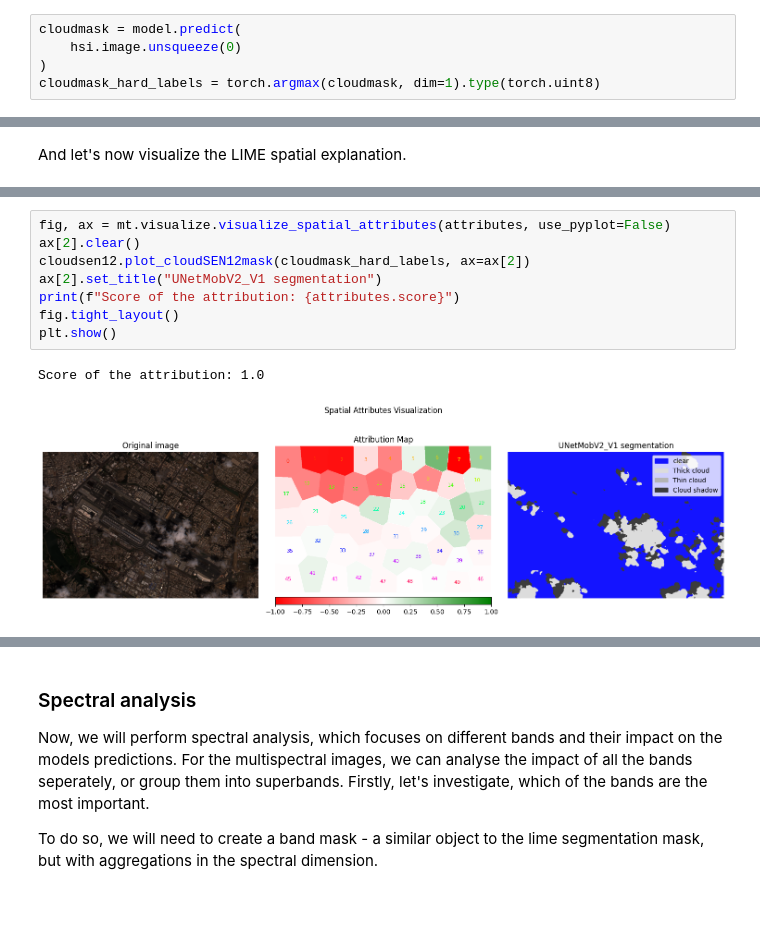
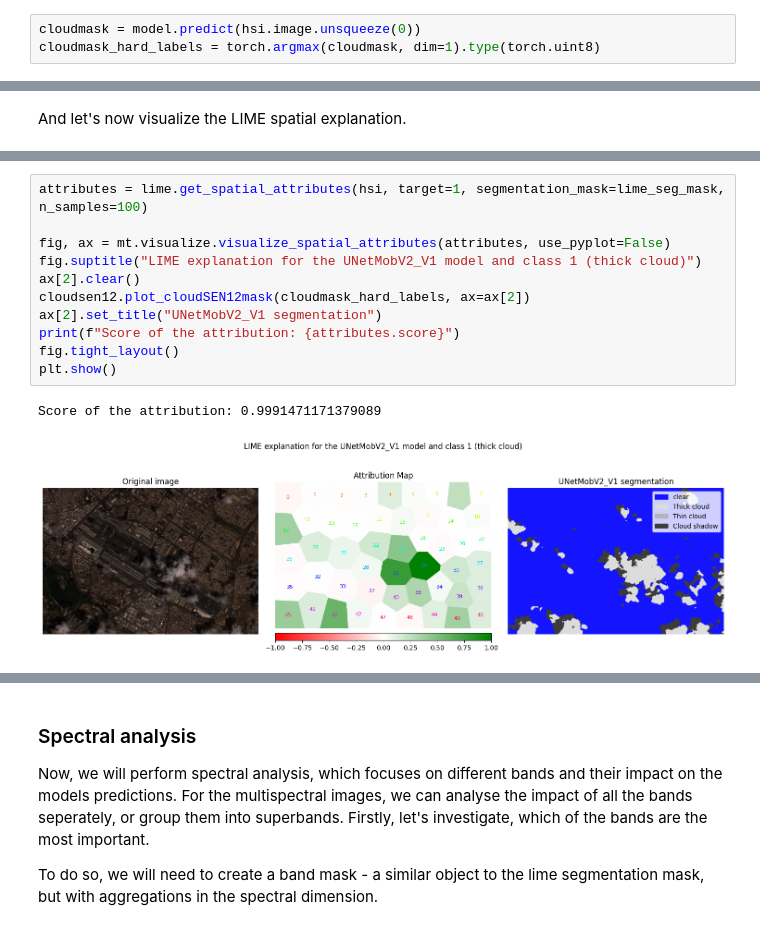
Before and after one commit to xai4space/meteors, a Jupyter notebook: examples/segmentation/segmentation.ipynb, the cells around one changed output, grey strips where cells are left out. Drawn from its saved outputs; the diff is of its cells as text.

```diff
--- a/examples/segmentation/segmentation.ipynb
+++ b/examples/segmentation/segmentation.ipynb
@@ -80,9 +80,7 @@ hsi = mt.HSI(image=img, wavelengths=sentinel_central_wavelengths)
 # %% [markdown]
 The original image is stored in the `image` attribute of the `HSI` object. Let's now test that the model can predict cloud segmentation on this image.
 # %%
-cloudmask = model.predict(
-    hsi.image.unsqueeze(0)
-)
+cloudmask = model.predict(hsi.image.unsqueeze(0))
 cloudmask_hard_labels = torch.argmax(cloudmask, dim=1).type(torch.uint8)
 # %% [markdown]
 The model output is a 4-channel tensor, where each channel represents a different class (soft labels). To get the final prediction, we need to use the `argmax` function to select the class with the highest probability.
@@ -197,11 +225,14 @@ And let's now visualize the LIME spatial explanation.
 # %%
+attributes = lime.get_spatial_attributes(hsi, target=1, segmentation_mask=lime_seg_mask, n_samples=100)
+
 fig, ax = mt.visualize.visualize_spatial_attributes(attributes, use_pyplot=False)
+fig.suptitle("LIME explanation for the UNetMobV2_V1 model and class 1 (thick cloud)")
 ax[2].clear()
 cloudsen12.plot_cloudSEN12mask(cloudmask_hard_labels, ax=ax[2])
 ax[2].set_title("UNetMobV2_V1 segmentation")
 print(f"Score of the attribution: {attributes.score}")
 fig.tight_layout()
 plt.show()
 # %% [output]
-Score of the attribution: 1.0
+Score of the attribution: 0.9991471171379089
-[figure, old version]
+[figure, new version]
```
Also changed, not shown: parts of 16 cells of this notebook.
